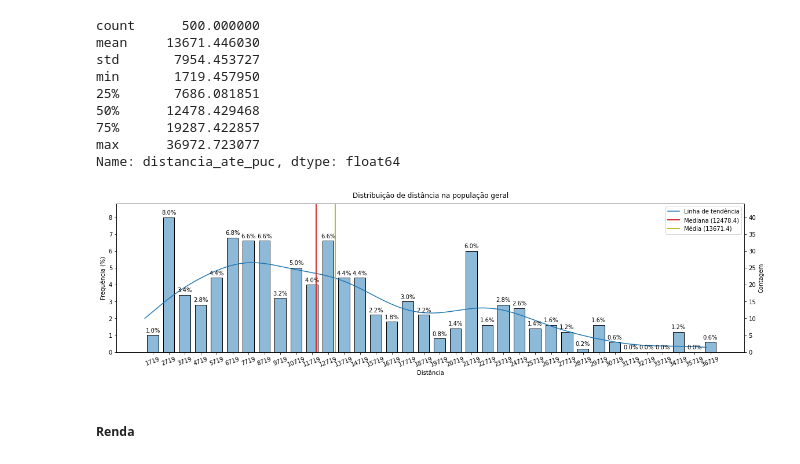
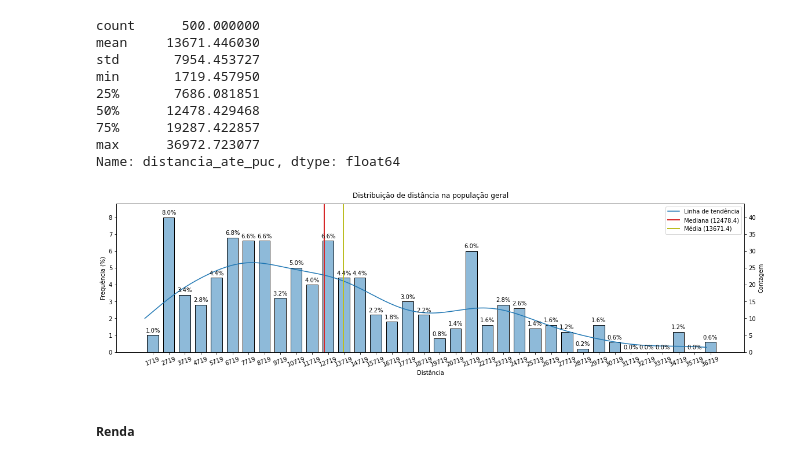
Before and after one commit to jv-porto/computer-aquisition-automation, a Jupyter notebook: projeto.ipynb, the cells around one changed output. Saved outputs shown, nothing was run; the diff lists cells and outputs as text; code cells hidden in the pictures.

```diff
--- a/projeto.ipynb
+++ b/projeto.ipynb
@@ -330,37 +330,37 @@ Name: distancia_ate_puc, dtype: float64
 fig, ax1 = plt.subplots(figsize=(16, 4.5), constrained_layout=True)
 
 graph = sns.histplot(data['distancia_ate_puc'], bins=np.arange(data['distancia_ate_puc'].min(), data['distancia_ate_puc'].max()+1000, 1000), kde=True, ax=ax1, shrink=0.7)
-graph.axvline(data['distancia_ate_puc'].quantile(0.5), label='Mediana', color='C3', linewidth=2, linestyle='-')
-graph.axvline(data['distancia_ate_puc'].mean(), label='Média', color='C8', linewidth=2, linestyle='-')
+graph.axvline(data['distancia_ate_puc'].quantile(0.5)+500, label='Mediana', color='C3', linewidth=2, linestyle='-')
+graph.axvline(data['distancia_ate_puc'].mean()+500, label='Média', color='C8', linewidth=2, linestyle='-')
 graph.legend(labels=['Linha de tendência', f'Mediana ({data["distancia_ate_puc"].quantile(0.5):.1f})', f'Média ({data["distancia_ate_puc"].mean():.1f})'])
 
 xticks_location = [p.get_x() + p.get_width()/2 for p in ax1.patches]
 graph.set_xticks(xticks_location, np.arange(round(data['distancia_ate_puc'].min()), round(data['distancia_ate_puc'].max())+500, 1000), rotation=20)
 
 ax2 = ax1.twinx()
 ax1.yaxis.tick_right()
 ax2.yaxis.tick_left()
 ax1.yaxis.set_label_position('right')
 ax2.yaxis.set_label_position('left')
 ax1.set_ylabel('Contagem')
 ax2.set_ylabel('Frequência (%)')
 ax1.set_ylim(ax1.get_ylim()[0], 1.05*ax1.get_ylim()[1])
 ax2.set_ylim(0, 100*(ax1.get_ylim()[1]/data['distancia_ate_puc'].count()))
 
 for p in ax1.patches:
     x = p.get_bbox().get_points()[:,0]
     y = p.get_bbox().get_points()[1,1]
     ax1.annotate('{:.1f}%'.format(100.*y/len(data)), (x.mean(), y+0.5), ha='center', va='bottom', fontsize=10)
     # ax1.annotate(int(y), (x.mean(), y+0.5), ha='center', va='bottom', fontsize=10)
 
 graph.set(xlabel='Distância', ylabel='Contagem')
 graph.set_title('Distribuição de distância na população geral', pad=10)
 
 plt.show()
 
 fig.savefig('imagens/Distribuição de distância na população geral.svg')
 # %% [output]
-[figure, old version]
+[figure, new version]
 # %% [markdown]
 ##### **Renda**
 # %%
```
Also changed, not shown: parts of 113 cells of this notebook, 46 other files.
